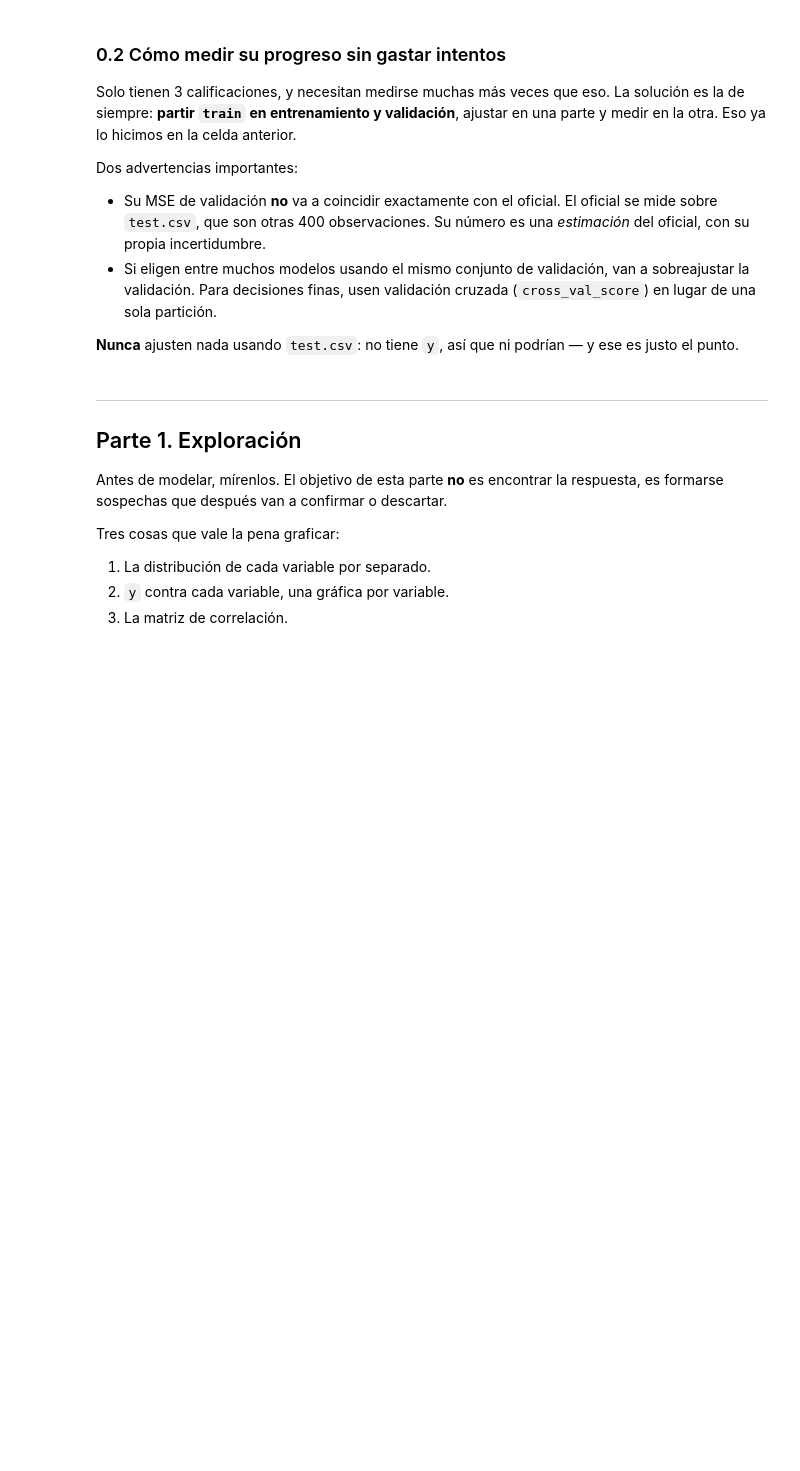
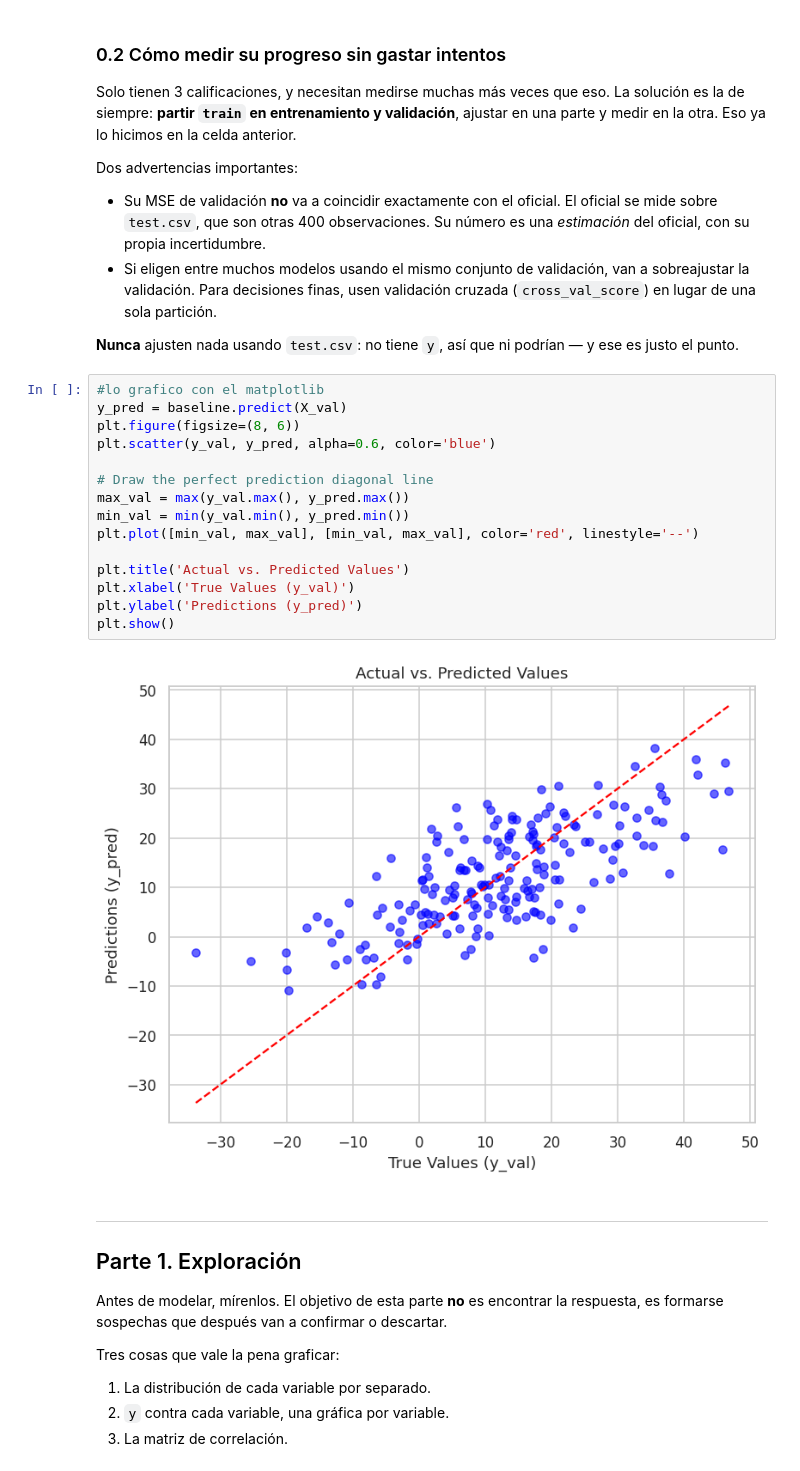
Before and after one commit to nasaul/mineria_datos, a Jupyter notebook: tareas/tarea_01_aproximacion_funcion.ipynb, the cells around one changed output. Cells and saved outputs as stored; diff of their text form; blank space fills up the shorter version.

```diff
--- a/tareas/tarea_01_aproximacion_funcion.ipynb
+++ b/tareas/tarea_01_aproximacion_funcion.ipynb
@@ -178,6 +213,23 @@ Dos advertencias importantes:
 
 **Nunca** ajusten nada usando `test.csv`: no tiene `y`, así que ni podrían — y ese es
 justo el punto.
+# %%
+#lo grafico con el matplotlib
+y_pred = baseline.predict(X_val)
+plt.figure(figsize=(8, 6))
+plt.scatter(y_val, y_pred, alpha=0.6, color='blue')
+
+# Draw the perfect prediction diagonal line
+max_val = max(y_val.max(), y_pred.max())
+min_val = min(y_val.min(), y_pred.min())
+plt.plot([min_val, max_val], [min_val, max_val], color='red', linestyle='--')
+
+plt.title('Actual vs. Predicted Values')
+plt.xlabel('True Values (y_val)')
+plt.ylabel('Predictions (y_pred)')
+plt.show()
+# %% [output]
+[figure, added]
 # %% [markdown]
 ---
 ## Parte 1. Exploración
```
Also changed, not shown: parts of 6 cells of this notebook.
